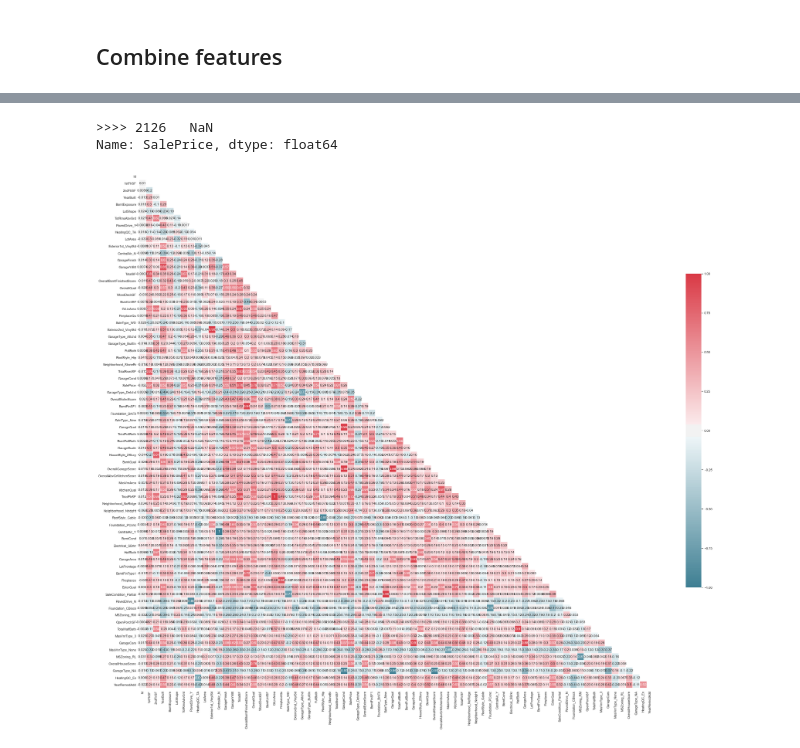
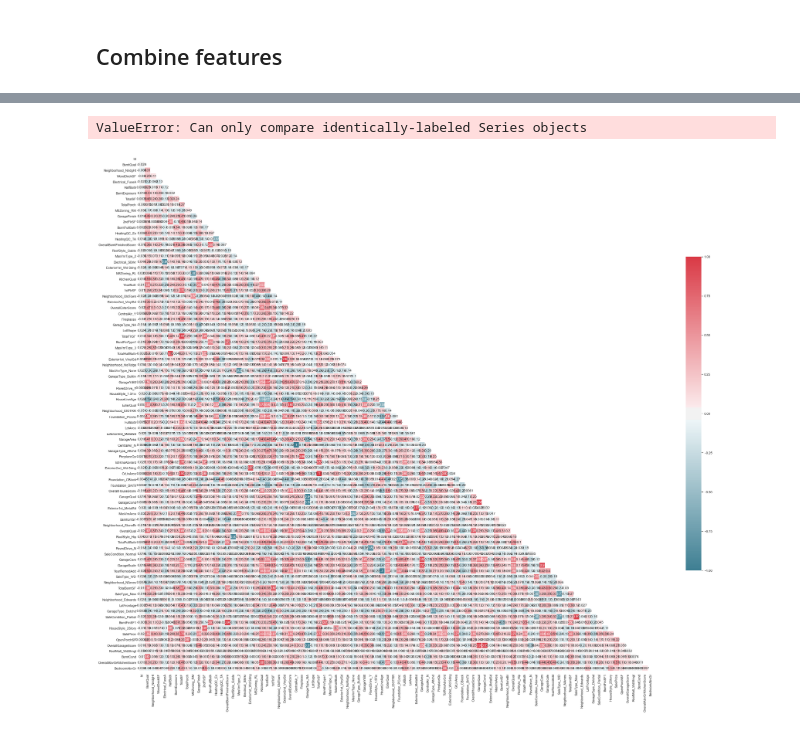
Before and after one commit to ckdanny/kaggle-competition, a Jupyter notebook: house-price-prediction/feature-engineering.ipynb, the cells around one changed output, grey strips where cells are left out. Drawn from its saved outputs; the diff is of its cells as text; code cells hidden in the pictures.

```diff
--- a/house-price-prediction/feature-engineering.ipynb
+++ b/house-price-prediction/feature-engineering.ipynb
@@ -480,16 +495,17 @@ data_set = pd.read_pickle("./all_data_no_missing_no_combine.pkl")
 full_set = data_set.copy()
 data_set = data_set[0:1460].copy()
 
-print('>>>>', all_data[all_data.Id == 2127]['SalePrice'])
 
 def combine_fields(df):
     # Better
     # Total Floor square feet = 1st + 2nd
     df['TotalFlrSF'] = df['1stFlrSF'] + df['2ndFlrSF']
-    df['TotalSF'] = df['TotalBsmtSF']+df['TotalFlrSF']
+    df['TotalSF'] = df['TotalBsmtSF']+df['TotalFlrSF']+df['GrLivArea']
     df['GarageScale'] = df['GarageArea']*df['GarageCars']
     df['TotalFullBath'] = df['BsmtFullBath'] + df["FullBath"]
     df['OverallBsmtFinishedScore'] = df['BsmtFinSF1']*df['BsmtFinType1'] + df['BsmtFinSF2']*df['BsmtFinType2']
+    df['Remodeled'] = df.YearBuilt == data_set.YearRemodAdd
+    df['HouseLiveAge'] = df.YrSold - data_set.YearRemodAdd
 
     # No difference
     df['OverallGarageScore'] = df['GarageQual'] + df['GarageCond']
@@ -520,13 +536,13 @@ selected_categorical_features = []
 for i in categorical_col:
     _df = one_hot_encoding(data_set[['SalePrice', i]],[i])
     _ = _df.corr().iloc[0]
-    selected_categorical_features+=list(_[ (_ > 0.2) | (_ < -0.2) ].index)
+    selected_categorical_features+=list(_[ (_ > 0.15) | (_ < -0.15) ].index)
 
 selected_non_categorical_features = []
 for i in non_categorical_col:
     _df = data_set[['SalePrice',i]]
     _ = _df.corr().iloc[0]
-    selected_non_categorical_features+=list(_[ (_ > 0.2) | (_ < -0.2) ].index)
+    selected_non_categorical_features+=list(_[ (_ > 0.15) | (_ < -0.15) ].index)
 
 data_set = one_hot_encoding(data_set, categorical_col)
 selected_features = list(set(selected_non_categorical_features+selected_categorical_features))
@@ -536,12 +552,12 @@ data_set.to_pickle("./train_data_no_missing_combine_selected.pkl")
 
 
 
-# full_set = combine_fields(full_set)
+full_set = combine_fields(full_set)
 
-# full_set = one_hot_encoding(full_set, categorical_col)
-# full_set = full_set[['Id']+selected_features]
+full_set = one_hot_encoding(full_set, categorical_col)
+full_set = full_set[['Id']+selected_features]
 
-# full_set.to_pickle("./full_data_no_missing_combine_selected.pkl")
+full_set.to_pickle("./full_data_no_missing_combine_selected.pkl")
 
 # print('categorical',set(selected_categorical_features))
 # print('non-categorical',set(selected_non_categorical_features))
@@ -553,33 +569,32 @@ data_set.to_pickle("./train_data_no_missing_combine_selected.pkl")
 #     'TotalFlrSF',    '1stFlrSF',    '2ndFlrSF',
 #     'TotalSF','TotalBsmtSF',
 #     'GarageScale','GarageArea','GarageCars',
 #     'TotalFullBath',    'BsmtFullBath',    'FullBath',
 #     'OverallBsmtFinishedScore','BsmtFinSF1','BsmtFinType1','BsmtFinSF2','BsmtFinType2',
 #     'OverallGarageScore',    'GarageQual',    'GarageCond',
 #     'OverallHouseScore',    'OverallQual',    'OverallCond',
 #     'OverallExterScore',    'ExterQual',    'ExterCond',
 #     'TotalHalfBath',    'HalfBath',    'BsmtHalfBath',
 #     'TotalPorch',    'OpenPorchSF',    'EnclosedPorch',    '3SsnPorch','ScreenPorch',
 #     'OverallAbvGrKitchenScore','KitchenQual','KitchenAbvGr',
 
 #     'SalePrice'
 # ]]
 # plot_heap_map_corr(df)
 
 # selected_feature_df = data_set[[
 #     'TotalFlrSF',
 #     'TotalSF',
 #     'GarageScale',
 #     'TotalFullBath',
 #     'OverallBsmtFinishedScore'
 #     'OverallQual',
 
 
 # ]]
 # data_set[['YearBuilt','YearRemodAdd']]
 
 # data_set[[ 'OverallHouseScore','SalePrice']].corr()
 # %% [output]
->>>> 2126   NaN
-Name: SalePrice, dtype: float64
+ValueError: Can only compare identically-labeled Series objects
-[figure, old version]
+[figure, new version]
```
Also changed, not shown: parts of 2 cells of this notebook, 5 other files.
